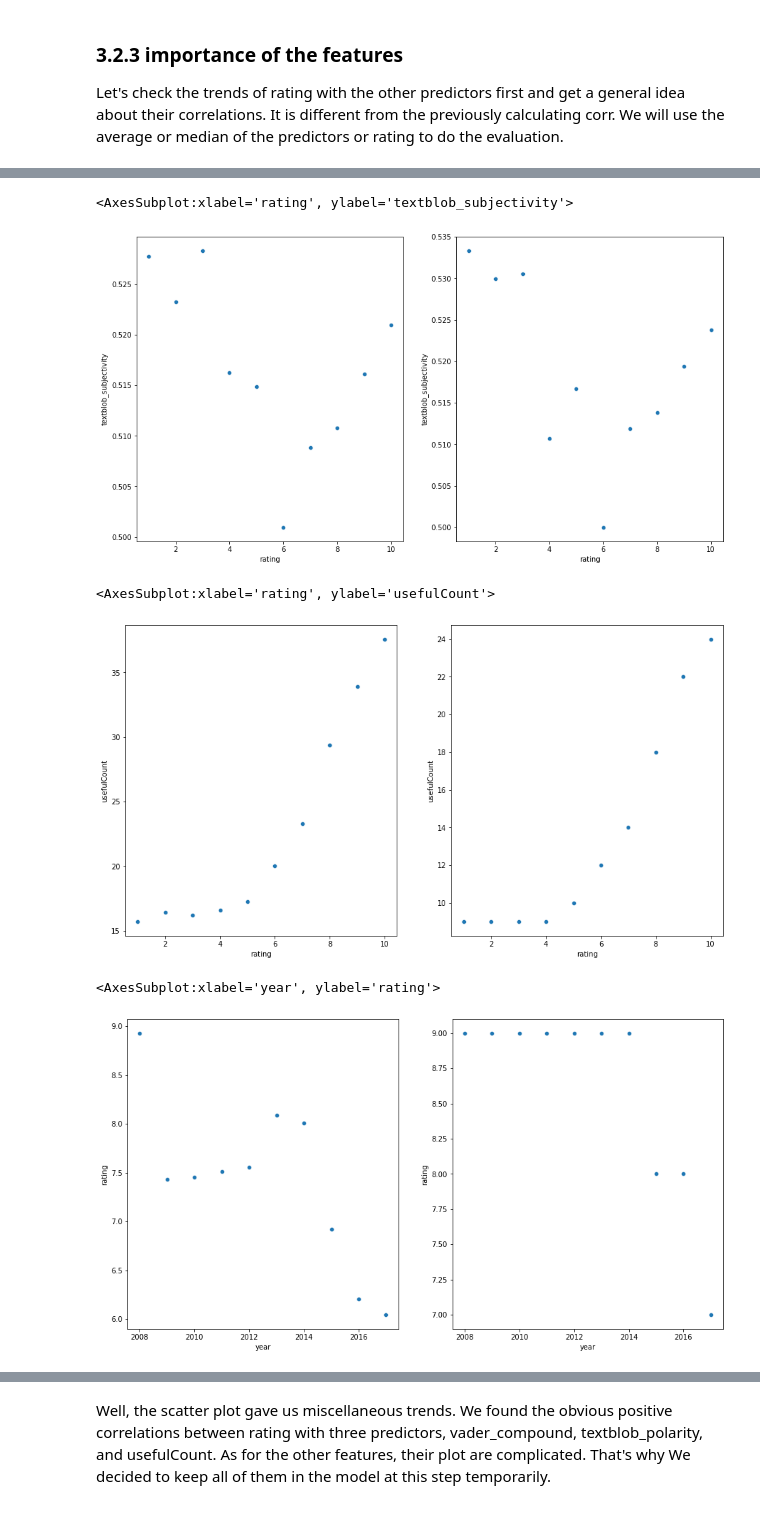
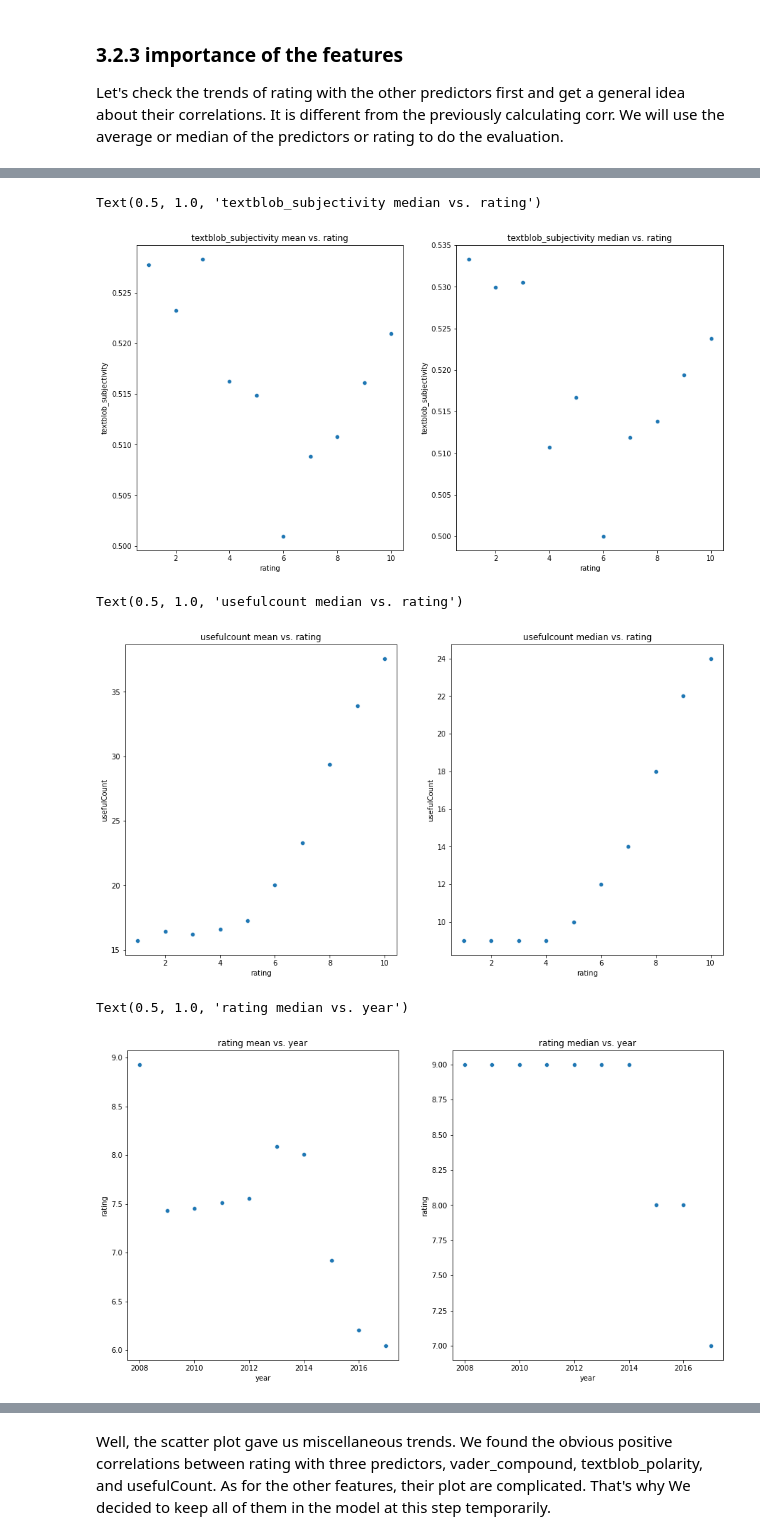
Before and after one commit to Lina-statistics/Capstone_project_Spring_Board, a Jupyter notebook: drug_review/drug_review_feature_engineering.ipynb, the cells around one changed output, grey strips where cells are left out. Drawn from its saved outputs; the diff is of its cells as text; code cells hidden in the pictures.

```diff
--- a/drug_review/drug_review_feature_engineering.ipynb
+++ b/drug_review/drug_review_feature_engineering.ipynb
@@ -127,24 +131,30 @@ sub_rating_mean=df1.groupby('rating').textblob_subjectivity.mean()
 sub_rating_median=df1.groupby('rating').textblob_subjectivity.median()
 f, (ax1, ax2)=plt.subplots(1,2,figsize=(15, 8), sharex=True)
 sns.scatterplot(data=sub_rating_mean.reset_index(), x='rating', y='textblob_subjectivity', ax=ax1)
+ax1.set_title('textblob_subjectivity mean vs. rating')
 sns.scatterplot(data=sub_rating_median.reset_index(), x='rating', y='textblob_subjectivity', ax=ax2)
+ax2.set_title('textblob_subjectivity median vs. rating')
 # %% [output]
-<AxesSubplot:xlabel='rating', ylabel='textblob_subjectivity'>
+Text(0.5, 1.0, 'textblob_subjectivity median vs. rating')
-[figure, old version]
+[figure, new version]
 # %%
 f, (ax1, ax2)=plt.subplots(1,2,figsize=(15, 8), sharex=True)
 sns.scatterplot(data=df.groupby('rating').usefulCount.mean().reset_index(), x='rating', y='usefulCount', ax=ax1)
+ax1.set_title('usefulcount mean vs. rating')
 sns.scatterplot(data=df.groupby('rating').usefulCount.median().reset_index(), x='rating', y='usefulCount', ax=ax2)
+ax2.set_title('usefulcount median vs. rating')
 # %% [output]
-<AxesSubplot:xlabel='rating', ylabel='usefulCount'>
+Text(0.5, 1.0, 'usefulcount median vs. rating')
-[figure, old version]
+[figure, new version]
 # %%
 f, (ax1, ax2)=plt.subplots(1,2,figsize=(15, 8), sharex=True)
 sns.scatterplot(data=df.groupby('year').rating.mean().reset_index(), x='year', y='rating', ax=ax1)
+ax1.set_title('rating mean vs. year')
 sns.scatterplot(data=df.groupby('year').rating.median().reset_index(), x='year', y='rating', ax=ax2)
+ax2.set_title('rating median vs. year')
 # %% [output]
-<AxesSubplot:xlabel='year', ylabel='rating'>
+Text(0.5, 1.0, 'rating median vs. year')
-[figure, old version]
+[figure, new version]
 # %%
 f, (ax1, ax2)=plt.subplots(1,2,figsize=(15, 8), sharex=True)
 sns.scatterplot(data=df.groupby('month').rating.mean().reset_index(), x='month', y='rating', ax=ax1)
```
Also changed, not shown: parts of 5 cells of this notebook, 3 other files.
